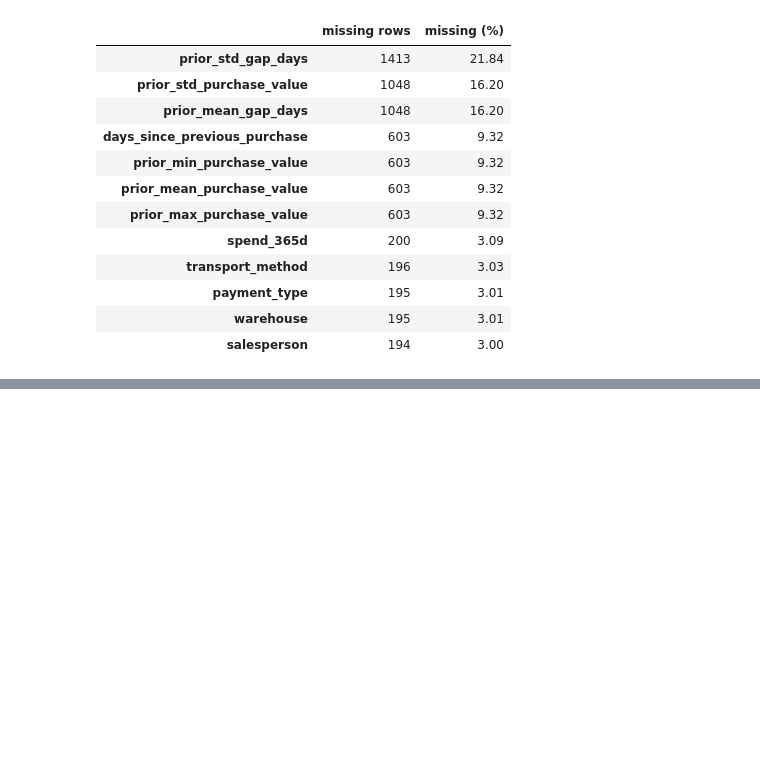
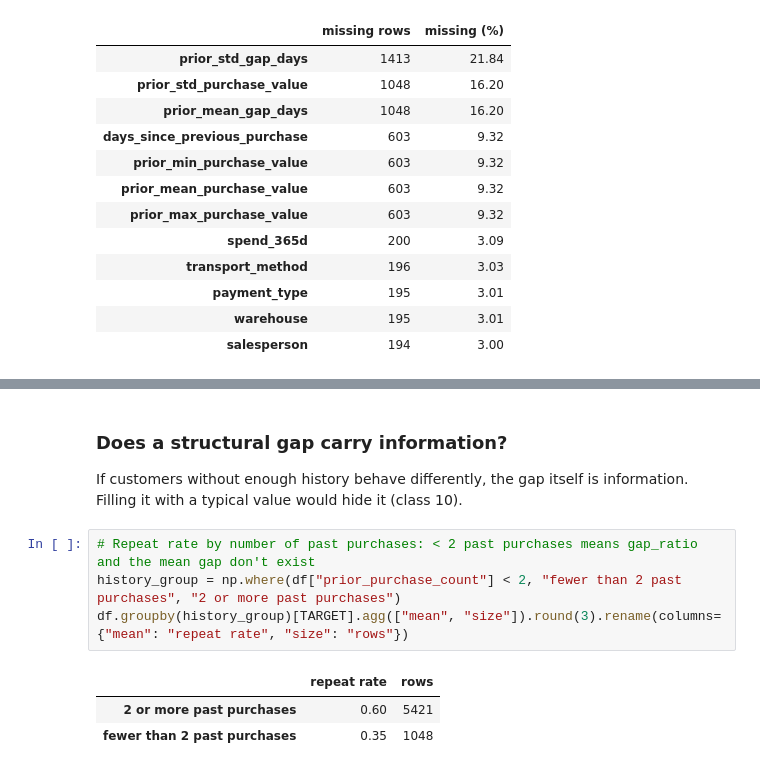
Before and after one commit to L4DR48/ETAI-Group5, a Jupyter notebook: notebooks/04_preprocessing.ipynb, the cells around one changed output, grey strips where cells are left out. Drawn from its saved outputs; the diff is of its cells as text; blank space fills up the shorter version.

```diff
--- a/notebooks/04_preprocessing.ipynb
+++ b/notebooks/04_preprocessing.ipynb
@@ -327,0 +347,12 @@ display(missing_by_history.rename_axis("Prior purchases"))
+# %% [markdown]
+### Does a structural gap carry information?
+
+If customers without enough history behave differently, the gap itself is information. Filling it with a typical value would hide it (class 10).
+# %%
+# Repeat rate by number of past purchases: < 2 past purchases means gap_ratio and the mean gap don't exist
+history_group = np.where(df["prior_purchase_count"] < 2, "fewer than 2 past purchases", "2 or more past purchases")
+df.groupby(history_group)[TARGET].agg(["mean", "size"]).round(3).rename(columns={"mean": "repeat rate", "size": "rows"})
+# %% [output]
+|  | repeat rate | rows |
+| 2 or more past purchases | 0.60 | 5421 |
+| fewer than 2 past purchases | 0.35 | 1048 |
```
Also changed, not shown: parts of 7 cells of this notebook, 6 other files.
